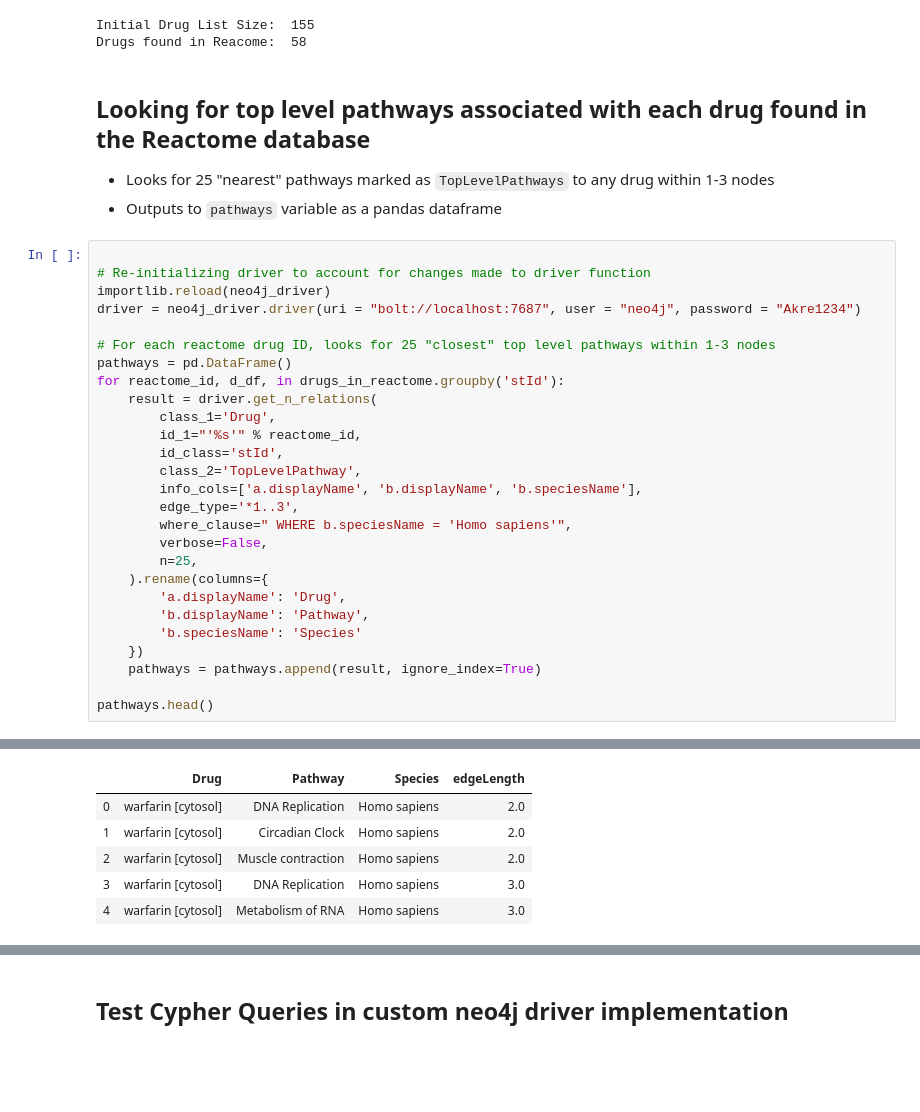
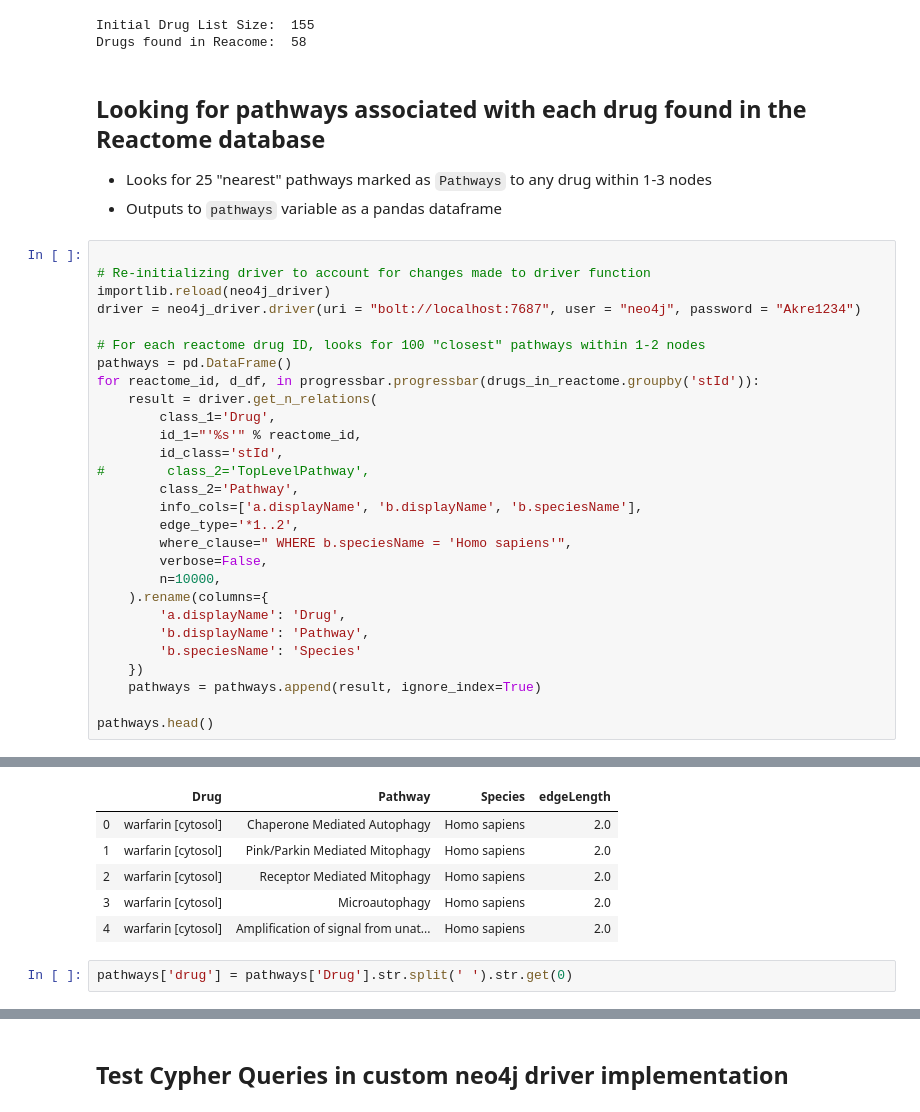
Before and after one commit to pinglab-intern/caseolap-pipeline, a Jupyter notebook: Explore_Drug_chemical_OxStress.ipynb, the cells around one changed output, grey strips where cells are left out. Saved outputs shown, nothing was run; the diff lists cells and outputs as text; blank space fills up the shorter version.

```diff
--- a/Explore_Drug_chemical_OxStress.ipynb
+++ b/Explore_Drug_chemical_OxStress.ipynb
@@ -82,9 +85,9 @@ print('Drugs found in Reacome: ', drugs_in_reactome.Name.nunique())
 Initial Drug List Size:  155
 Drugs found in Reacome:  58
 # %% [markdown]
-## Looking for top level pathways associated with each drug found in the Reactome database
+## Looking for pathways associated with each drug found in the Reactome database
 
-- Looks for 25 "nearest" pathways marked as `TopLevelPathways` to any drug within 1-3 nodes
+- Looks for 25 "nearest" pathways marked as `Pathways` to any drug within 1-3 nodes
 - Outputs to `pathways` variable as a pandas dataframe
 # %%
 
@@ -92,19 +95,20 @@ Drugs found in Reacome:  58
 importlib.reload(neo4j_driver)
 driver = neo4j_driver.driver(uri = "bolt://localhost:7687", user = "neo4j", password = "Akre1234")
 
-# For each reactome drug ID, looks for 25 "closest" top level pathways within 1-3 nodes
+# For each reactome drug ID, looks for 100 "closest" pathways within 1-2 nodes
 pathways = pd.DataFrame()
-for reactome_id, d_df, in drugs_in_reactome.groupby('stId'):
+for reactome_id, d_df, in progressbar.progressbar(drugs_in_reactome.groupby('stId')):
     result = driver.get_n_relations(
         class_1='Drug',
         id_1="'%s'" % reactome_id,
         id_class='stId',
-        class_2='TopLevelPathway',
+#        class_2='TopLevelPathway',
+        class_2='Pathway',
         info_cols=['a.displayName', 'b.displayName', 'b.speciesName'],
-        edge_type='*1..3',
+        edge_type='*1..2',
         where_clause=" WHERE b.speciesName = 'Homo sapiens'",
         verbose=False,
-        n=25,
+        n=10000,
     ).rename(columns={
         'a.displayName': 'Drug',
         'b.displayName': 'Pathway',
@@ -117,8 +122,10 @@ pathways.head()
 |  | Drug | Pathway | Species | edgeLength |
-| 0 | warfarin [cytosol] | DNA Replication | Homo sapiens | 2.0 |
-| 1 | warfarin [cytosol] | Circadian Clock | Homo sapiens | 2.0 |
-| 2 | warfarin [cytosol] | Muscle contraction | Homo sapiens | 2.0 |
-| 3 | warfarin [cytosol] | DNA Replication | Homo sapiens | 3.0 |
-| 4 | warfarin [cytosol] | Metabolism of RNA | Homo sapiens | 3.0 |
+| 0 | warfarin [cytosol] | Chaperone Mediated Autophagy | Homo sapiens | 2.0 |
+| 1 | warfarin [cytosol] | Pink/Parkin Mediated Mitophagy | Homo sapiens | 2.0 |
+| 2 | warfarin [cytosol] | Receptor Mediated Mitophagy | Homo sapiens | 2.0 |
+| 3 | warfarin [cytosol] | Microautophagy | Homo sapiens | 2.0 |
+| 4 | warfarin [cytosol] | Amplification of signal from unat... | Homo sapiens | 2.0 |
+# %%
+pathways['drug'] = pathways['Drug'].str.split(' ').str.get(0)
 # %%
 # Number of drugs per pathway, seperated by edgelength
```
Also changed, not shown: parts of 6 cells of this notebook.
